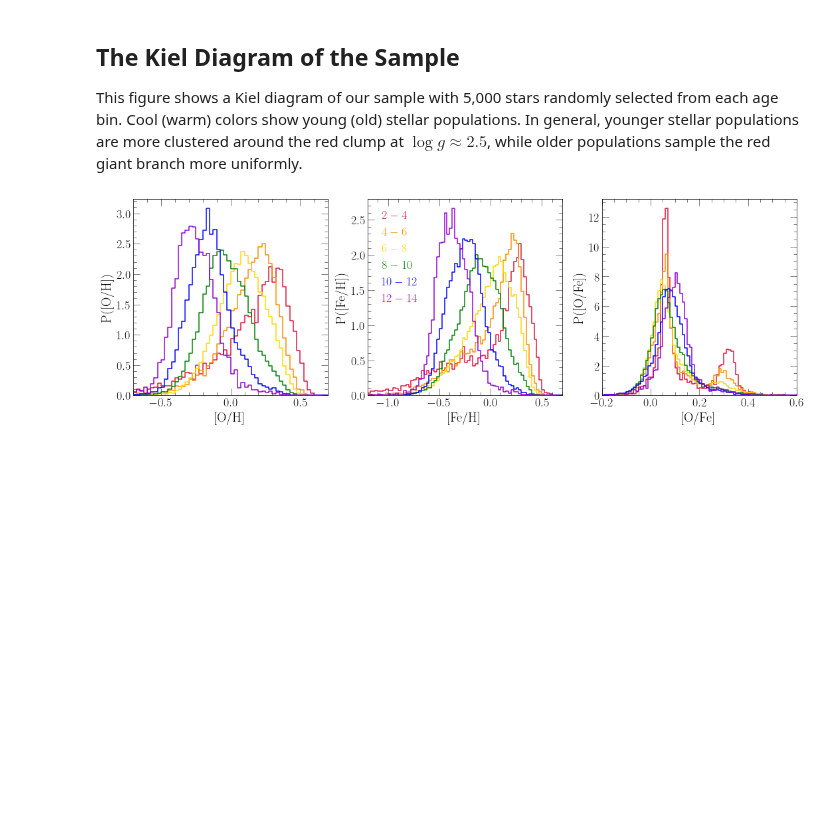
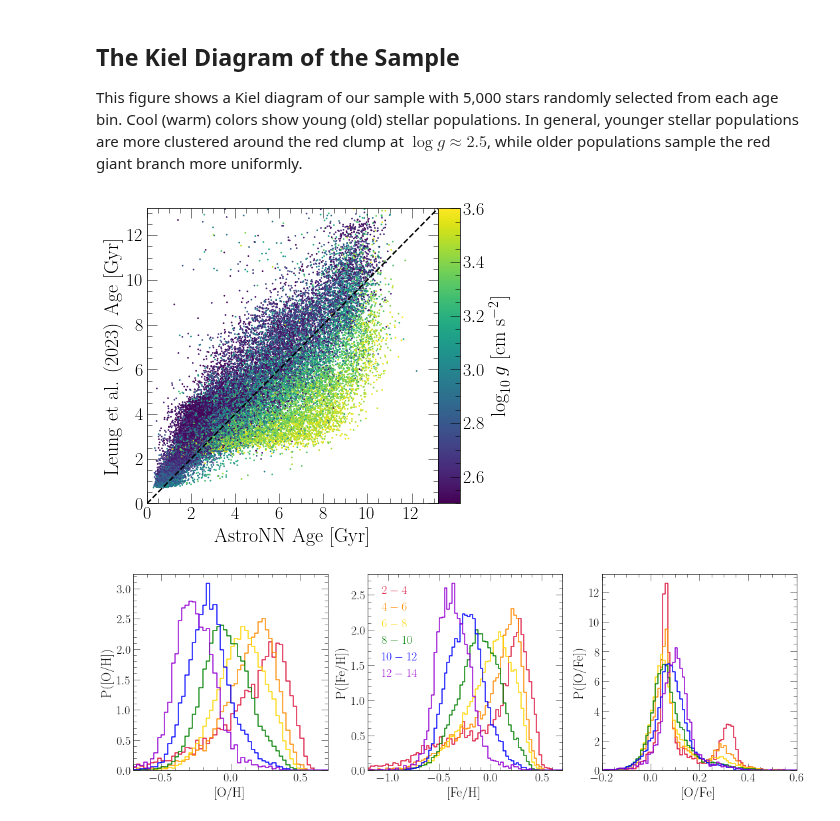
Before and after one commit to giganano/outflows, a Jupyter notebook: notebooks/apogee.ipynb, the cells around one changed output. Drawn from its saved outputs; the diff is of its cells as text; code cells hidden in the pictures; blank space fills up the shorter version.

```diff
--- a/notebooks/apogee.ipynb
+++ b/notebooks/apogee.ipynb
@@ -427,6 +468,56 @@ plt.show()
 ## The Kiel Diagram of the Sample
 
 This figure shows a Kiel diagram of our sample with 5,000 stars randomly selected from each age bin. Cool (warm) colors show young (old) stellar populations. In general, younger stellar populations are more clustered around the red clump at $\log g \approx 2.5$, while older populations sample the red giant branch more uniformly.
+# %%
+colormap = "viridis"
+
+fig = plt.figure(figsize = (6, 5))
+ax = fig.add_subplot(111)
+ax.set_xlabel(r"AstroNN Age [Gyr]")
+ax.set_ylabel(r"Leung et al. (2023) Age [Gyr]")
+ax.set_xlim([0, 13.2])
+ax.set_ylim([0, 13.2])
+ax.set_xticks(ax.get_yticks()[:-1])
+
+subsample = sample.filter(
+    "LATENT_AGE", ">=", 0).filter(
+    "ASTRONN_AGE", ">=", 0).filter(
+    "ABSZ", ">=", 0.1).filter(
+    "ABSZ", "<=", 0.5)
+kwargs = {
+    "s": 0.5,
+    "c": subsample["logg"],
+    "cmap": plt.get_cmap("viridis"),
+    "vmin": 2.5,
+    "vmax": 3.6,
+    "rasterized": True
+}
+sc = ax.scatter(subsample["ASTRONN_AGE"], subsample["LATENT_AGE"], **kwargs)
+cbar_ax = fig.add_axes([0.92, 0.05, 0.05, 0.95])
+cbar = plt.colorbar(mappable = sc, cax = cbar_ax, orientation = "vertical")
+cbar.set_label(r"$\log_{10} g$ [cm s$^{-2}$]")
+
+kwargs = {
+    "c": named_colors()["black"],
+    "linestyle": "--"
+}
+ax.plot(ax.get_xlim(), ax.get_ylim(), **kwargs)
+
+plt.tight_layout()
+plt.subplots_adjust(right = 0.8)
+cbar_ax.set_position([
+    ax.get_position().x1,
+    ax.get_position().y0,
+    0.05,
+    ax.get_position().y1 - ax.get_position().y0
+])
+for ext in ["pdf", "jpeg"]:
+    kwargs = {}
+    if ext == "jpeg": kwargs["dpi"] = 200
+    plt.savefig("./apogee/age_comparison_logg_systematics.%s" % (ext), **kwargs)
+plt.show()
+# %% [output]
+[figure, added]
 # %%
 fig = plt.figure(figsize = (15, 5))
 labels = ["[O/H]", "[Fe/H]", "[O/Fe]"]
```
Also changed, not shown: parts of 3 cells of this notebook, 7 other files.
